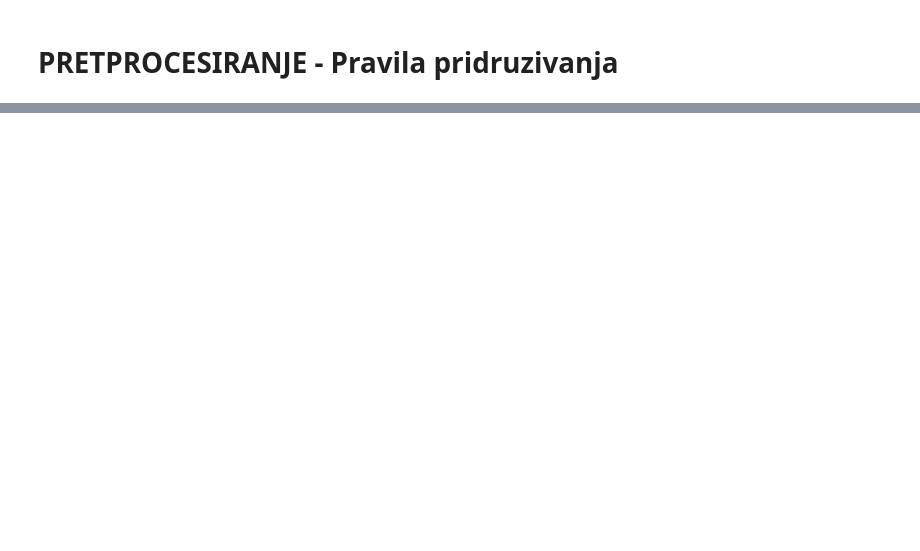
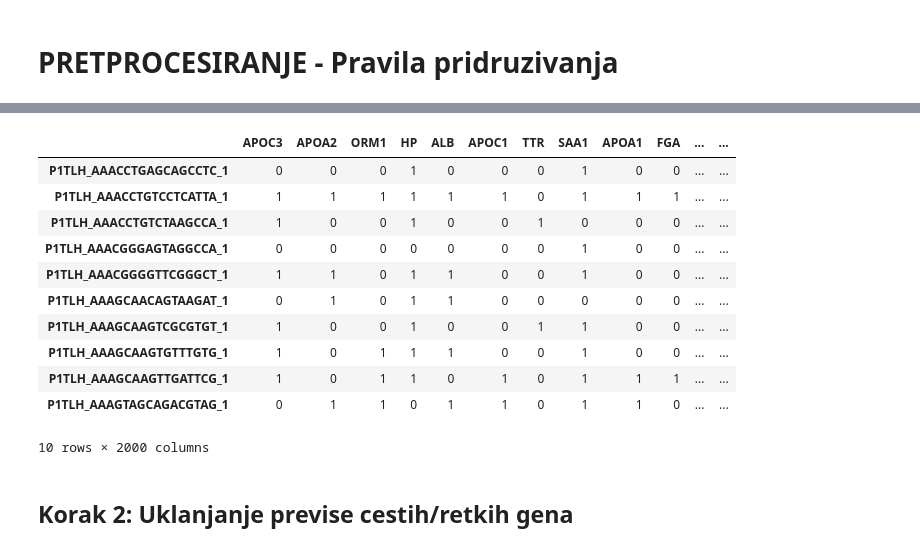
Before and after one commit to milicazubljic/scRNAseq-Human-Liver-Analysis, a Jupyter notebook: Final.ipynb, the cells around one changed output, grey strips where cells are left out. Saved outputs shown, nothing was run; the diff lists cells and outputs as text; code cells hidden in the pictures; blank space fills up the shorter version.

```diff
--- a/Final.ipynb
+++ b/Final.ipynb
@@ -112,0 +131,20 @@ data_AR = data
+# %%
+gene_thresholds = AR_data.quantile(0.75, axis=1)
+binary_AR_data = AR_data.gt(gene_thresholds, axis=0).astype(int)
+# %%
+binary_AR_data.head(10)
+# %% [output]
+|  | APOC3 | APOA2 | ORM1 | HP | ALB | APOC1 | TTR | SAA1 | APOA1 | FGA | ... | ... |
+| P1TLH_AAACCTGAGCAGCCTC_1 | 0 | 0 | 0 | 1 | 0 | 0 | 0 | 1 | 0 | 0 | ... | ... |
+| P1TLH_AAACCTGTCCTCATTA_1 | 1 | 1 | 1 | 1 | 1 | 1 | 0 | 1 | 1 | 1 | ... | ... |
+| P1TLH_AAACCTGTCTAAGCCA_1 | 1 | 0 | 0 | 1 | 0 | 0 | 1 | 0 | 0 | 0 | ... | ... |
+| P1TLH_AAACGGGAGTAGGCCA_1 | 0 | 0 | 0 | 0 | 0 | 0 | 0 | 1 | 0 | 0 | ... | ... |
+| P1TLH_AAACGGGGTTCGGGCT_1 | 1 | 1 | 0 | 1 | 1 | 0 | 0 | 1 | 0 | 0 | ... | ... |
+| P1TLH_AAAGCAACAGTAAGAT_1 | 0 | 1 | 0 | 1 | 1 | 0 | 0 | 0 | 0 | 0 | ... | ... |
+| P1TLH_AAAGCAAGTCGCGTGT_1 | 1 | 0 | 0 | 1 | 0 | 0 | 1 | 1 | 0 | 0 | ... | ... |
+| P1TLH_AAAGCAAGTGTTTGTG_1 | 1 | 0 | 1 | 1 | 1 | 0 | 0 | 1 | 0 | 0 | ... | ... |
+| P1TLH_AAAGCAAGTTGATTCG_1 | 1 | 0 | 1 | 1 | 0 | 1 | 0 | 1 | 1 | 1 | ... | ... |
+| P1TLH_AAAGTAGCAGACGTAG_1 | 0 | 1 | 1 | 0 | 1 | 1 | 0 | 1 | 1 | 0 | ... | ... |
+10 rows × 2000 columns
+# %% [markdown]
+## Korak 2: Uklanjanje previse cestih/retkih gena
```
Also changed, not shown: parts of 16 cells of this notebook.
